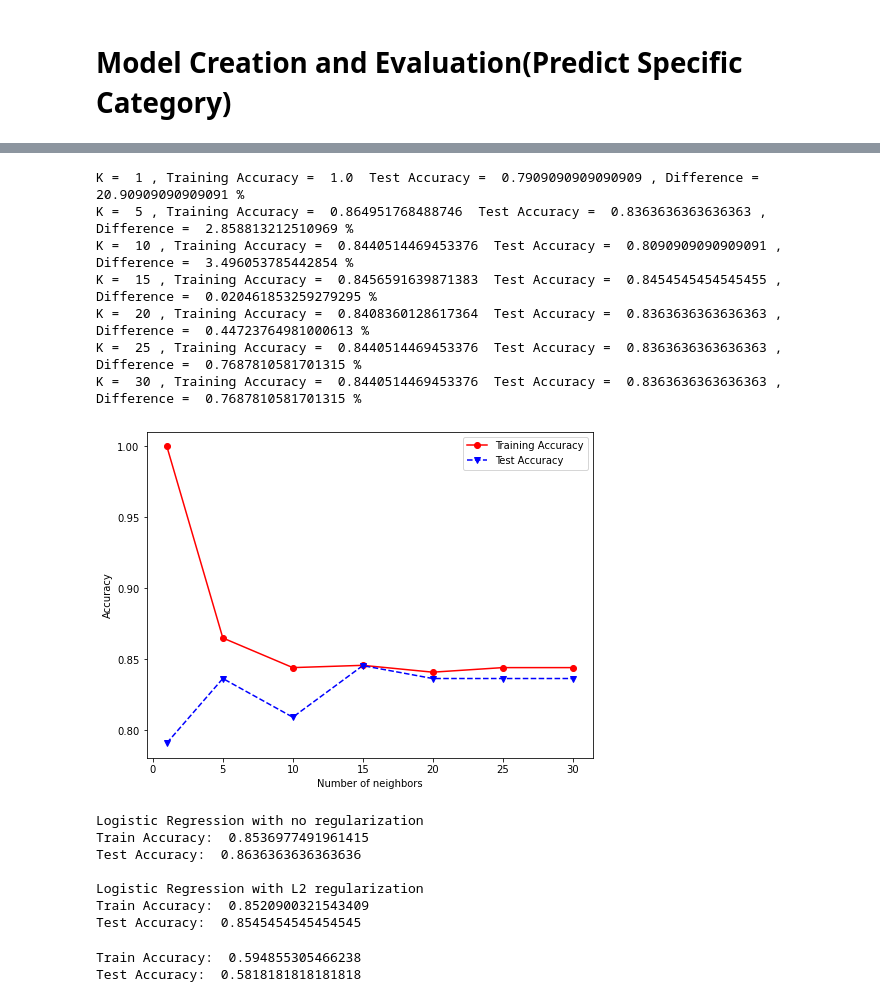
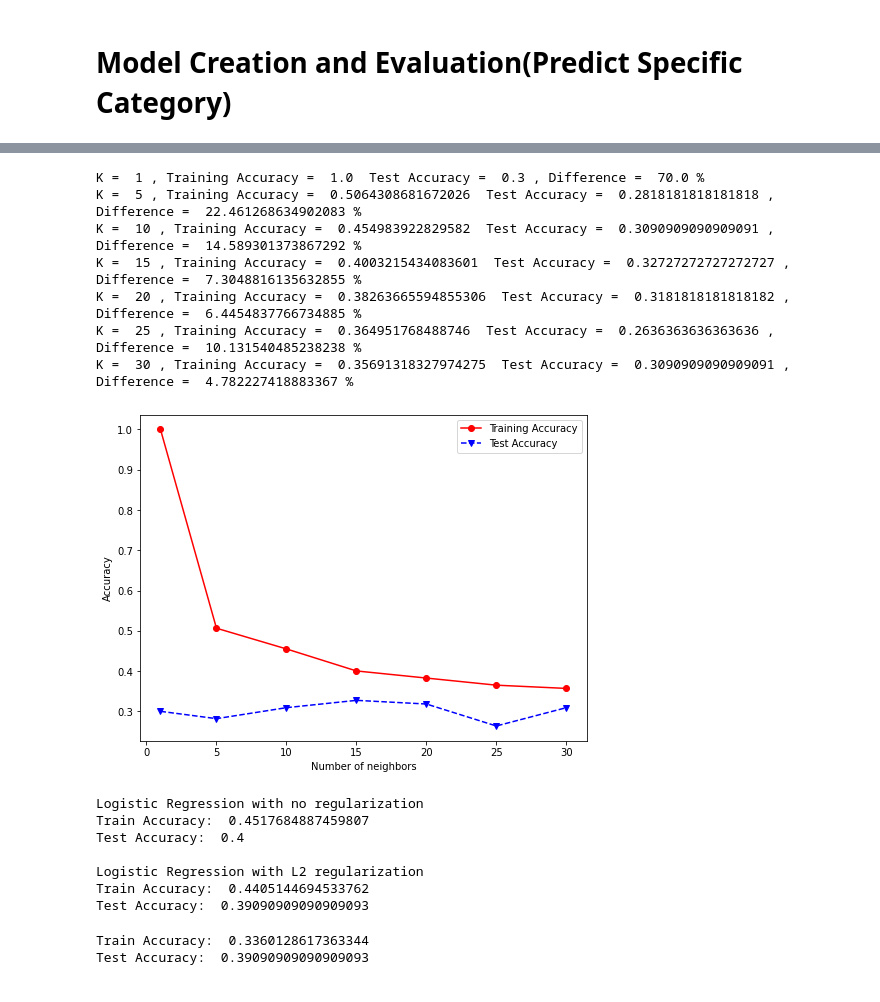
Before and after one commit to Jaber-Al-Siam/Lifestyle-and-Depression-Among-University-Students, a Jupyter notebook: Depression.ipynb, the cells around one changed output, grey strips where cells are left out. Cells and saved outputs as stored; diff of their text form; code cells hidden in the pictures.

```diff
--- a/Depression.ipynb
+++ b/Depression.ipynb
@@ -880,14 +660,17 @@ x_test.head()
 # %% [markdown]
 # Model Creation and Evaluation(Predict Specific Category)
+# %%
+y_train = y_category_train
+y_test = y_category_test
 # %%
 # ZeroR classifier
 
 from sklearn.dummy import DummyClassifier
 from sklearn.metrics import accuracy_score
 clf = DummyClassifier(strategy = "most_frequent")
-clf.fit(x_train, y_train)
-y_pred_train = clf.predict(x_train)
-y_pred_test = clf.predict(x_test)
+clf.fit(X_train, y_train)
+y_pred_train = clf.predict(X_train)
+y_pred_test = clf.predict(X_test)
 print("Train Accuracy: ", accuracy_score(y_pred_train, y_train))
 print("Test Accuracy: ", accuracy_score(y_pred_test, y_test))
 # %% [output]
@@ -905,9 +688,9 @@ testAcc = np.zeros(len(maxdepths))
 index = 0
 for depth in maxdepths:
     clf = DecisionTreeClassifier(max_depth=depth)
-    clf = clf.fit(x_train, y_train)
-    y_predTrain = clf.predict(x_train)
-    y_predTest = clf.predict(x_test)
+    clf = clf.fit(X_train, y_train)
+    y_predTrain = clf.predict(X_train)
+    y_predTest = clf.predict(X_test)
     trainAcc[index] = accuracy_score(y_train, y_predTrain)
     testAcc[index] = accuracy_score(y_test, y_predTest)
     print("Depth = ", depth, ", Training Accuracy = ", trainAcc[index], ", Test Accuracy = ", testAcc[index],
@@ -952,16 +735,16 @@ testAcc = []
 
 for k in numNeighbors:
     clf = KNeighborsClassifier(n_neighbors=k, metric='minkowski', p=2)
-    clf.fit(x_train, y_train)
-    y_predTrain = clf.predict(x_train)
-    y_predTest = clf.predict(x_test)
+    clf.fit(X_train, y_train)
+    y_predTrain = clf.predict(X_train)
+    y_predTest = clf.predict(X_test)
     trainAcc.append(accuracy_score(y_train, y_predTrain))
     testAcc.append(accuracy_score(y_test, y_predTest))
 
 plt.plot(numNeighbors, trainAcc, 'ro-', numNeighbors, testAcc,'bv--')
 plt.legend(['Training Accuracy','Test Accuracy'])
 plt.xlabel('Number of neighbors')
-plt.ylabel('Accuracy');
+plt.ylabel('Accuracy')
 
 index = 0
 for i in numNeighbors:
@@ -980,44 +763,44 @@ K =  30 , Training Accuracy =  0.8392282958199357  Test Accuracy =  0.8454545454
 # %%
 numNeighbors = [1, 5, 10, 15, 20, 25, 30]
 trainAcc = []
 testAcc = []
 
 for k in numNeighbors:
     clf = KNeighborsClassifier(n_neighbors=k, metric='minkowski', p=1)
-    clf.fit(x_train, y_train)
-    y_predTrain = clf.predict(x_train)
-    y_predTest = clf.predict(x_test)
+    clf.fit(X_train, y_train)
+    y_predTrain = clf.predict(X_train)
+    y_predTest = clf.predict(X_test)
     trainAcc.append(accuracy_score(y_train, y_predTrain))
     testAcc.append(accuracy_score(y_test, y_predTest))
 
 plt.plot(numNeighbors, trainAcc, 'ro-', numNeighbors, testAcc,'bv--')
 plt.legend(['Training Accuracy','Test Accuracy'])
 plt.xlabel('Number of neighbors')
-plt.ylabel('Accuracy');
+plt.ylabel('Accuracy')
 
 index = 0
 for i in numNeighbors:
     print("K = ", numNeighbors[index], ", Training Accuracy = ", trainAcc[index], " Test Accuracy = ", testAcc[index],
           ", Difference = ", np.abs(trainAcc[index]-testAcc[index])*100, "%")
     index+=1
 # %% [output]
-K =  1 , Training Accuracy =  1.0  Test Accuracy =  0.7909090909090909 , Difference =  20.90909090909091 %
-K =  5 , Training Accuracy =  0.864951768488746  Test Accuracy =  0.8363636363636363 , Difference =  2.858813212510969 %
-K =  10 , Training Accuracy =  0.8440514469453376  Test Accuracy =  0.8090909090909091 , Difference =  3.496053785442854 %
-K =  15 , Training Accuracy =  0.8456591639871383  Test Accuracy =  0.8454545454545455 , Difference =  0.020461853259279295 %
-K =  20 , Training Accuracy =  0.8408360128617364  Test Accuracy =  0.8363636363636363 , Difference =  0.44723764981000613 %
-K =  25 , Training Accuracy =  0.8440514469453376  Test Accuracy =  0.8363636363636363 , Difference =  0.7687810581701315 %
-K =  30 , Training Accuracy =  0.8440514469453376  Test Accuracy =  0.8363636363636363 , Difference =  0.7687810581701315 %
+K =  1 , Training Accuracy =  1.0  Test Accuracy =  0.3 , Difference =  70.0 %
+K =  5 , Training Accuracy =  0.5064308681672026  Test Accuracy =  0.2818181818181818 , Difference =  22.461268634902083 %
+K =  10 , Training Accuracy =  0.454983922829582  Test Accuracy =  0.3090909090909091 , Difference =  14.589301373867292 %
+K =  15 , Training Accuracy =  0.4003215434083601  Test Accuracy =  0.32727272727272727 , Difference =  7.3048816135632855 %
+K =  20 , Training Accuracy =  0.38263665594855306  Test Accuracy =  0.3181818181818182 , Difference =  6.4454837766734885 %
+K =  25 , Training Accuracy =  0.364951768488746  Test Accuracy =  0.2636363636363636 , Difference =  10.131540485238238 %
+K =  30 , Training Accuracy =  0.35691318327974275  Test Accuracy =  0.3090909090909091 , Difference =  4.782227418883367 %
-[figure, old version]
+[figure, new version]
 # %%
 # Logistic Regression
 
 from sklearn.linear_model import LogisticRegression
 clf = LogisticRegression(penalty = 'none')
 
-clf.fit(x_train, y_train)
-y_pred_train = clf.predict(x_train)
-y_pred_test = clf.predict(x_test)
+clf.fit(X_train, y_train)
+y_pred_train = clf.predict(X_train)
+y_pred_test = clf.predict(X_test)
 print("Logistic Regression with no regularization")
 print("Train Accuracy: ", accuracy_score(y_pred_train, y_train))
 print("Test Accuracy: ", accuracy_score(y_pred_test, y_test))
@@ -1025,31 +808,31 @@ print()
 
 clf = LogisticRegression(penalty = 'l2')
 
-clf.fit(x_train, y_train)
-y_pred_train = clf.predict(x_train)
-y_pred_test = clf.predict(x_test)
+clf.fit(X_train, y_train)
+y_pred_train = clf.predict(X_train)
+y_pred_test = clf.predict(X_test)
 print("Logistic Regression with L2 regularization")
 print("Train Accuracy: ", accuracy_score(y_pred_train, y_train))
 print("Test Accuracy: ", accuracy_score(y_pred_test, y_test))
 # %% [output]
 Logistic Regression with no regularization
-Train Accuracy:  0.8536977491961415
-Test Accuracy:  0.8636363636363636
+Train Accuracy:  0.4517684887459807
+Test Accuracy:  0.4
 
 Logistic Regression with L2 regularization
-Train Accuracy:  0.8520900321543409
-Test Accuracy:  0.8545454545454545
+Train Accuracy:  0.4405144694533762
+Test Accuracy:  0.39090909090909093
 # %%
 from sklearn.linear_model import Perceptron
 clf = Perceptron(tol=1e-3, random_state=0)
-clf.fit(x_train, y_train)
-y_pred_train = clf.predict(x_train)
-y_pred_test = clf.predict(x_test)
+clf.fit(X_train, y_train)
+y_pred_train = clf.predict(X_train)
+y_pred_test = clf.predict(X_test)
 print("Train Accuracy: ", accuracy_score(y_pred_train, y_train))
 print("Test Accuracy: ", accuracy_score(y_pred_test, y_test))
 # %% [output]
-Train Accuracy:  0.594855305466238
-Test Accuracy:  0.5818181818181818
+Train Accuracy:  0.3360128617363344
+Test Accuracy:  0.39090909090909093
 # %%
 # Multinomial Naive Bayes
 
```
Also changed, not shown: parts of 64 cells of this notebook.
